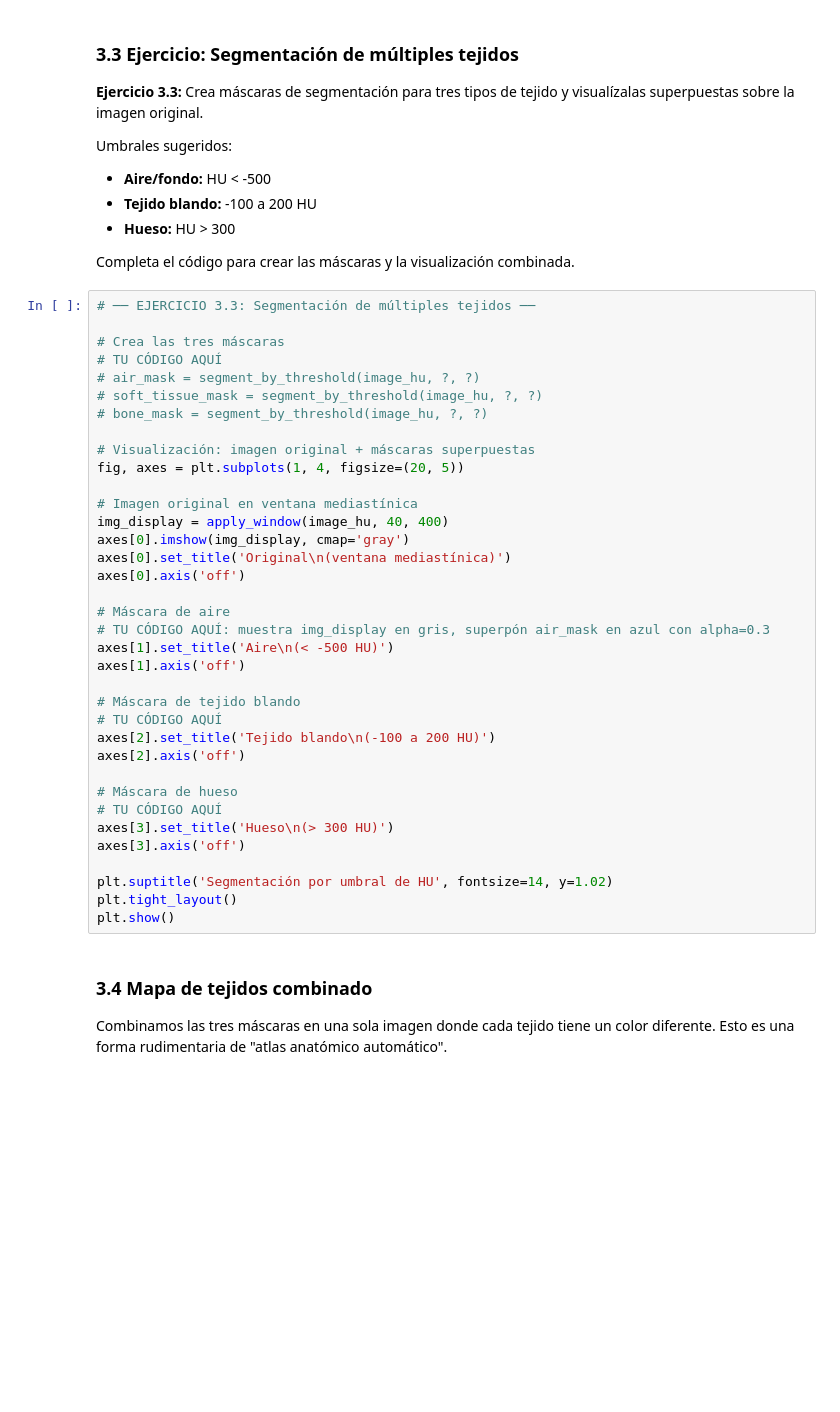
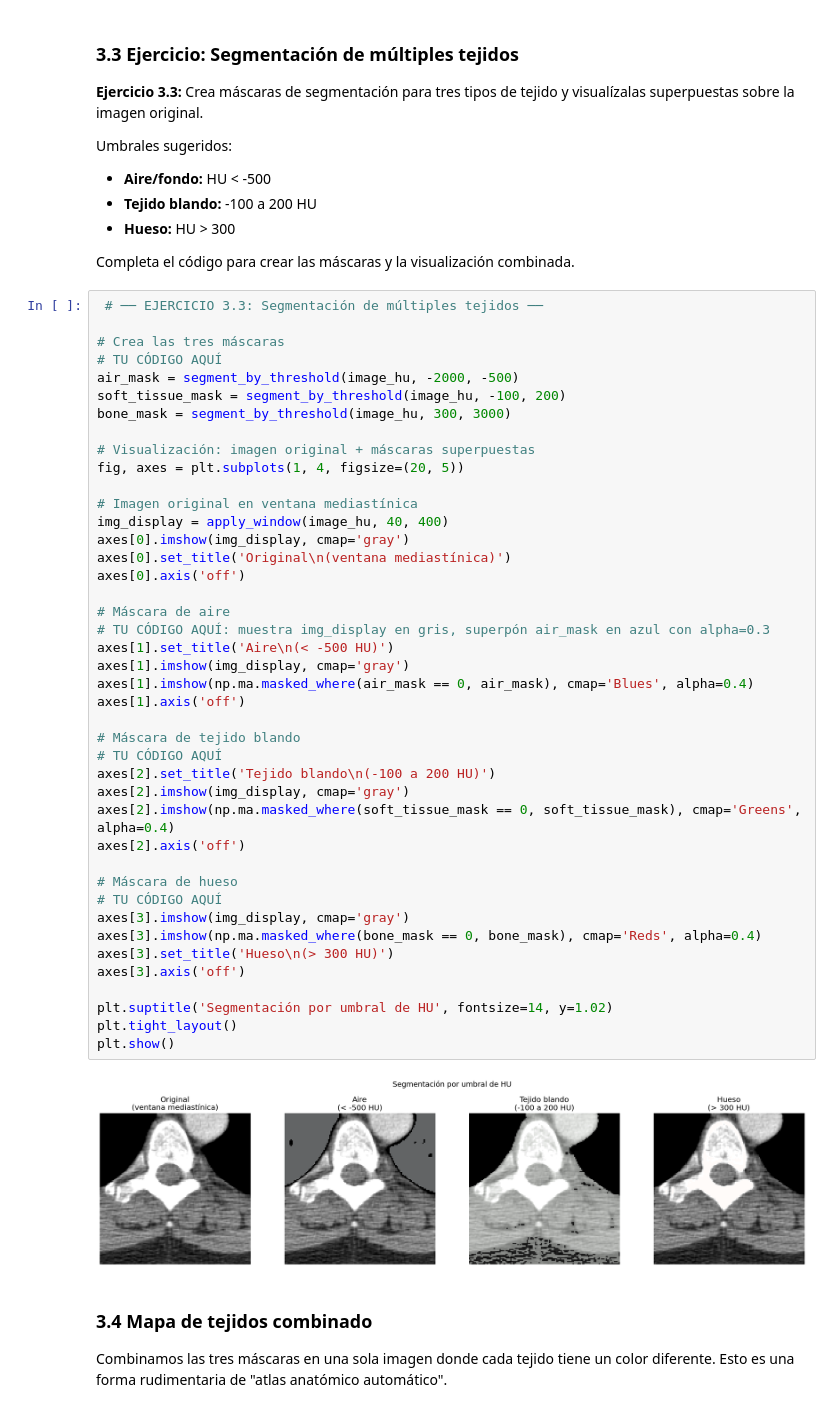
Before and after one commit to YouriEstrada23081/healthdatalab, a Jupyter notebook: labs/lab-5-medical-imaging/notebooks/Lab05_Imagenes_Medicas_DICOM.ipynb, the cells around one changed output. Drawn from its saved outputs; the diff is of its cells as text; blank space fills up the shorter version.

Commit message:
Checkpoint 3: segmentation complete

```diff
--- a/labs/lab-5-medical-imaging/notebooks/Lab05_Imagenes_Medicas_DICOM.ipynb
+++ b/labs/lab-5-medical-imaging/notebooks/Lab05_Imagenes_Medicas_DICOM.ipynb
@@ -799,41 +808,49 @@ Umbrales sugeridos:
 
 Completa el código para crear las máscaras y la visualización combinada.
 # %%
-# ── EJERCICIO 3.3: Segmentación de múltiples tejidos ──
+ # ── EJERCICIO 3.3: Segmentación de múltiples tejidos ──
 
 # Crea las tres máscaras
 # TU CÓDIGO AQUÍ
-# air_mask = segment_by_threshold(image_hu, ?, ?)
-# soft_tissue_mask = segment_by_threshold(image_hu, ?, ?)
-# bone_mask = segment_by_threshold(image_hu, ?, ?)
+air_mask = segment_by_threshold(image_hu, -2000, -500)
+soft_tissue_mask = segment_by_threshold(image_hu, -100, 200)
+bone_mask = segment_by_threshold(image_hu, 300, 3000)
 
 # Visualización: imagen original + máscaras superpuestas
 fig, axes = plt.subplots(1, 4, figsize=(20, 5))
 
 # Imagen original en ventana mediastínica
 img_display = apply_window(image_hu, 40, 400)
 axes[0].imshow(img_display, cmap='gray')
 axes[0].set_title('Original\n(ventana mediastínica)')
 axes[0].axis('off')
 
 # Máscara de aire
 # TU CÓDIGO AQUÍ: muestra img_display en gris, superpón air_mask en azul con alpha=0.3
 axes[1].set_title('Aire\n(< -500 HU)')
+axes[1].imshow(img_display, cmap='gray')
+axes[1].imshow(np.ma.masked_where(air_mask == 0, air_mask), cmap='Blues', alpha=0.4)
 axes[1].axis('off')
 
 # Máscara de tejido blando
 # TU CÓDIGO AQUÍ
 axes[2].set_title('Tejido blando\n(-100 a 200 HU)')
+axes[2].imshow(img_display, cmap='gray')
+axes[2].imshow(np.ma.masked_where(soft_tissue_mask == 0, soft_tissue_mask), cmap='Greens', alpha=0.4)
 axes[2].axis('off')
 
 # Máscara de hueso
 # TU CÓDIGO AQUÍ
+axes[3].imshow(img_display, cmap='gray')
+axes[3].imshow(np.ma.masked_where(bone_mask == 0, bone_mask), cmap='Reds', alpha=0.4)
 axes[3].set_title('Hueso\n(> 300 HU)')
 axes[3].axis('off')
 
 plt.suptitle('Segmentación por umbral de HU', fontsize=14, y=1.02)
 plt.tight_layout()
 plt.show()
+# %% [output]
+[figure, added]
 # %% [markdown]
 ### 3.4 Mapa de tejidos combinado
 
```
Also changed, not shown: parts of 3 cells of this notebook.
